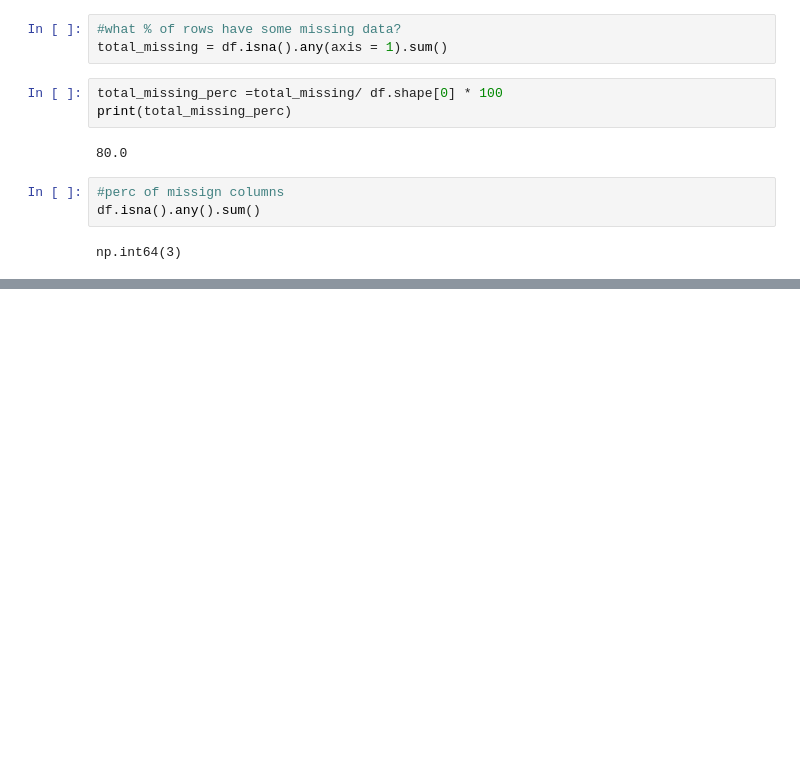
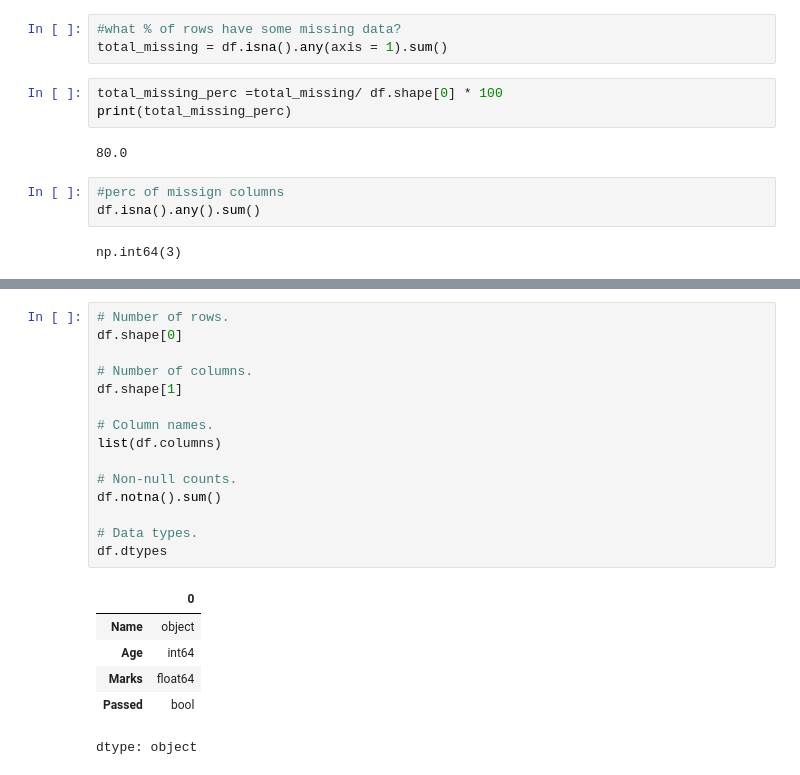
Before and after one commit to AnishShrestha09/pandas, a Jupyter notebook: pandas13.ipynb, the cells around one changed output, grey strips where cells are left out. Drawn from its saved outputs; the diff is of its cells as text; blank space fills up the shorter version.

```diff
--- a/pandas13.ipynb
+++ b/pandas13.ipynb
@@ -78,0 +123,22 @@ np.int64(3)
+# %%
+# Number of rows.
+df.shape[0]
+
+# Number of columns.
+df.shape[1]
+
+# Column names.
+list(df.columns)
+
+# Non-null counts.
+df.notna().sum()
+
+# Data types.
+df.dtypes
+# %% [output]
+|  | 0 |
+| Name | object |
+| Age | int64 |
+| Marks | float64 |
+| Passed | bool |
+dtype: object
```
Also changed, not shown: parts of 26 cells of this notebook.
